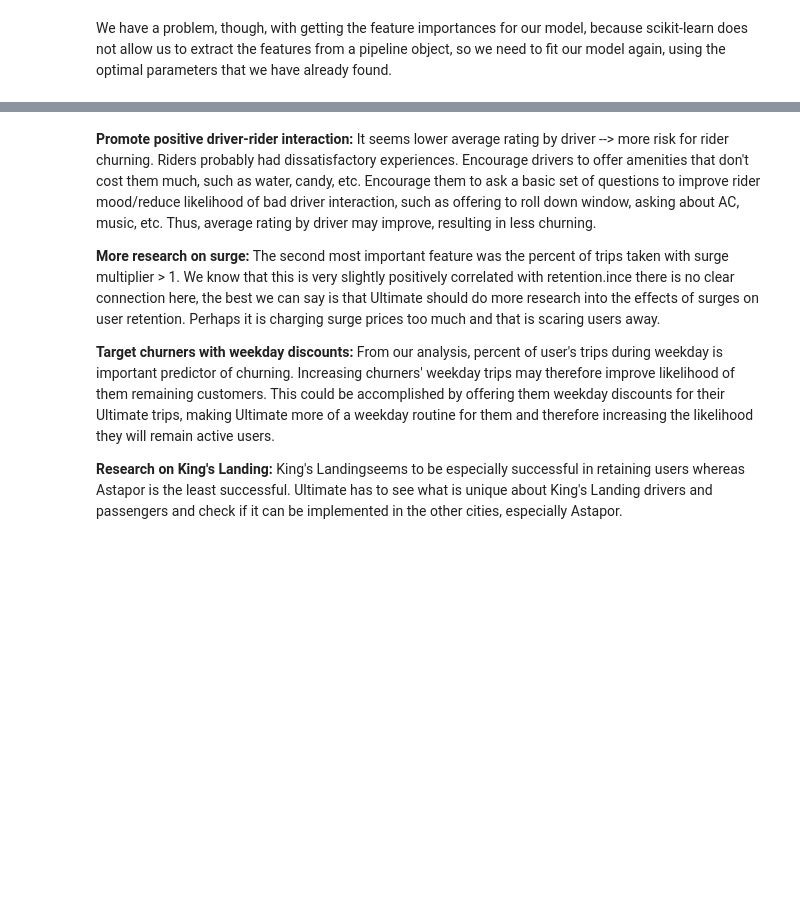
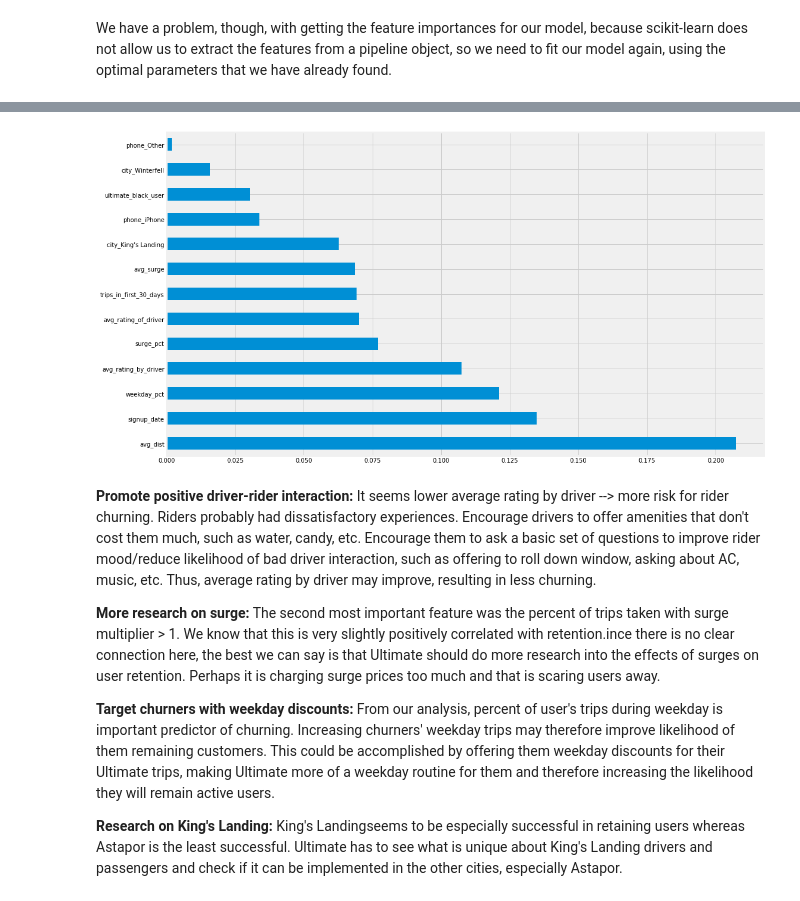
Before and after one commit to oserttas-math/Springboard-Projects, a Jupyter notebook: Ultimate_Data_Challenge/notebooks/Version1.ipynb, the cells around one changed output, grey strips where cells are left out. Saved outputs shown, nothing was run; the diff lists cells and outputs as text; code cells hidden in the pictures; blank space fills up the shorter version.

```diff
--- a/Ultimate_Data_Challenge/notebooks/Version1.ipynb
+++ b/Ultimate_Data_Challenge/notebooks/Version1.ipynb
@@ -721,7 +649,6 @@ classifier_rf = RandomForestClassifier(random_state=0, criterion='gini', max_dep
-# %%
-# Fit on Training
-classifier_rf.fit(X_train, y_train)
 # %%
 # Feature importance as a table
-pd.DataFrame(classifier_rf.feature_importances_,
+rfc = RandomForestClassifier()
+rfc.fit(X_train, y_train)
+pd.DataFrame(rfc.feature_importances_,
              index = X_train.columns, columns = ['importance']).sort_values('importance', ascending=False)
@@ -728,8 +670,10 @@ pd.DataFrame(classifier_rf.feature_importances_,
 # %%
 # Feature importance as a
 plt.figure(figsize=(16, 10))
-feat_importances = pd.Series(classifier_rf.feature_importances_, index=X_train.columns)
+feat_importances = pd.Series(rfc.feature_importances_, index=X_train.columns)
 feat_importances.nlargest(15).plot(kind='barh');
+# %% [output]
+[figure, added]
 # %% [markdown]
 **Promote positive driver-rider interaction:** It seems lower average rating by driver --> more risk for rider churning. Riders probably had dissatisfactory experiences. Encourage drivers to offer amenities that don't cost them much, such as water, candy, etc. Encourage them to ask a basic set of questions to improve rider mood/reduce likelihood of bad driver interaction, such as offering to roll down window, asking about AC, music, etc. Thus, average rating by driver may improve, resulting in less churning.
 
```
Also changed, not shown: parts of 25 cells of this notebook, 1 other file.
